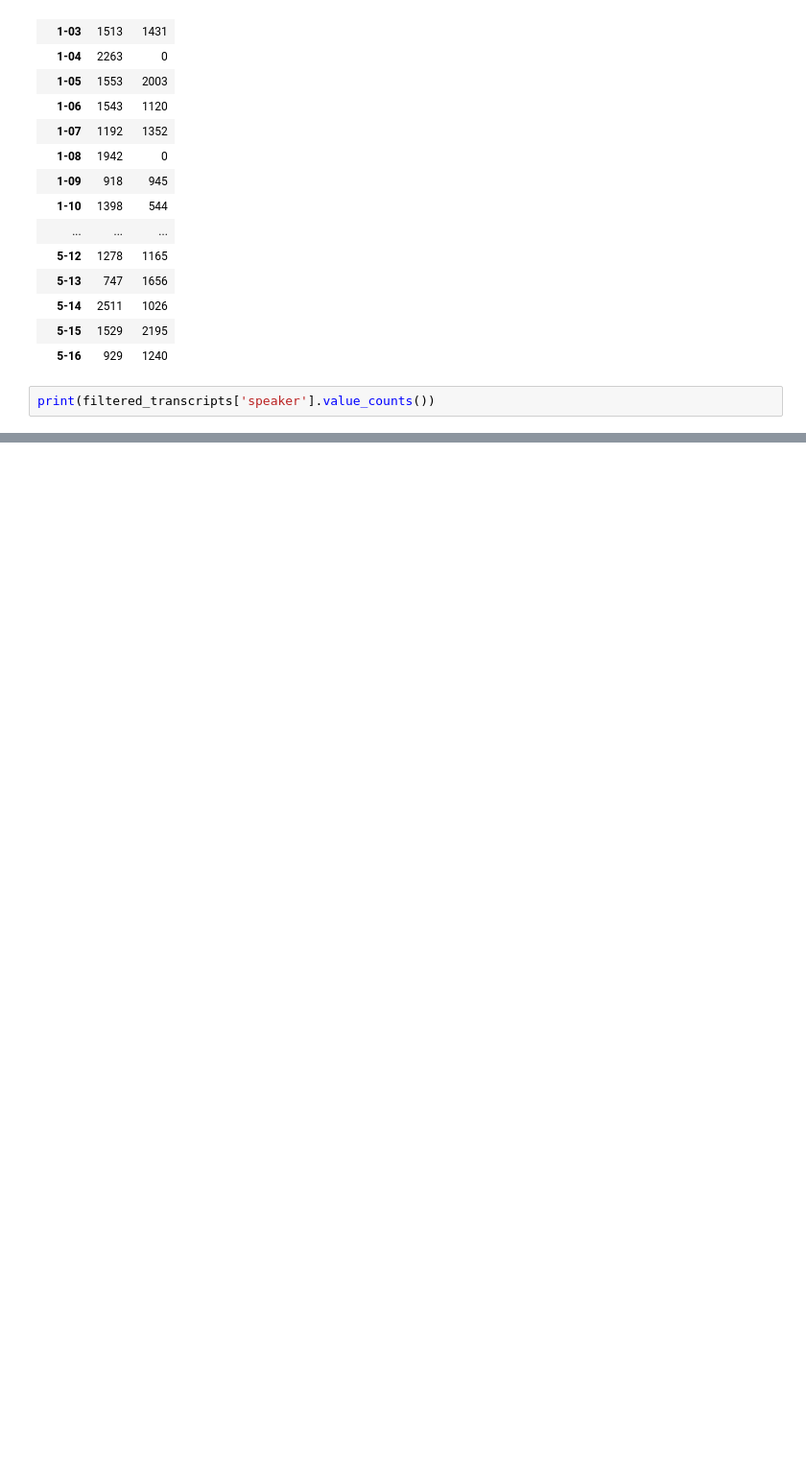
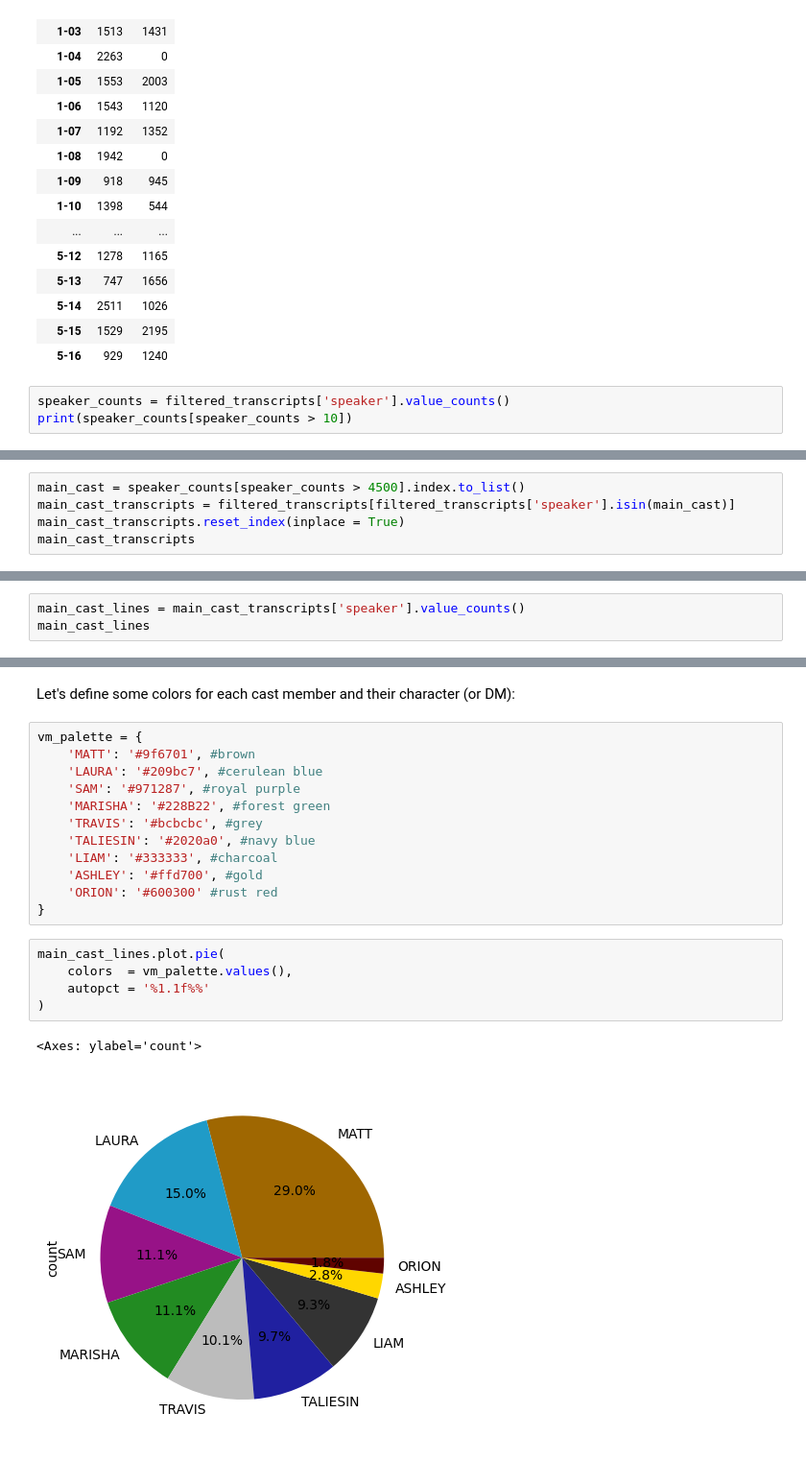
Before and after one commit to wmchad/CritRoleAI, a Jupyter notebook: notebooks/exploration/01_explore_campaign_1.ipynb, the cells around one changed output, grey strips where cells are left out. Shown at 96% size. Saved outputs shown, nothing was run; the diff lists cells and outputs as text; blank space fills up the shorter version.

```diff
--- a/notebooks/exploration/01_explore_campaign_1.ipynb
+++ b/notebooks/exploration/01_explore_campaign_1.ipynb
@@ -143,6 +144,7 @@ pd.crosstab(
 | 5-15 | 1529 | 2195 |
 | 5-16 | 929 | 1240 |
 # %%
-print(filtered_transcripts['speaker'].value_counts())
+speaker_counts = filtered_transcripts['speaker'].value_counts()
+print(speaker_counts[speaker_counts > 10])
 # %% [output]
 speaker
@@ -160,0 +169,5 @@ Name: count, Length: 309, dtype: int64
+# %%
+main_cast = speaker_counts[speaker_counts > 4500].index.to_list()
+main_cast_transcripts = filtered_transcripts[filtered_transcripts['speaker'].isin(main_cast)]
+main_cast_transcripts.reset_index(inplace = True)
+main_cast_transcripts
@@ -160,0 +188,3 @@ Name: count, Length: 309, dtype: int64
+# %%
+main_cast_lines = main_cast_transcripts['speaker'].value_counts()
+main_cast_lines
@@ -160,0 +203,22 @@ Name: count, Length: 309, dtype: int64
+# %% [markdown]
+Let's define some colors for each cast member and their character (or DM):
+# %%
+vm_palette = {
+    'MATT': '#9f6701', #brown
+    'LAURA': '#209bc7', #cerulean blue
+    'SAM': '#971287', #royal purple
+    'MARISHA': '#228B22', #forest green
+    'TRAVIS': '#bcbcbc', #grey
+    'TALIESIN': '#2020a0', #navy blue
+    'LIAM': '#333333', #charcoal
+    'ASHLEY': '#ffd700', #gold
+    'ORION': '#600300' #rust red
+}
+# %%
+main_cast_lines.plot.pie(
+    colors  = vm_palette.values(),
+    autopct = '%1.1f%%'
+)
+# %% [output]
+<Axes: ylabel='count'>
+[figure, added]
```
Also changed, not shown: parts of 5 cells of this notebook.
